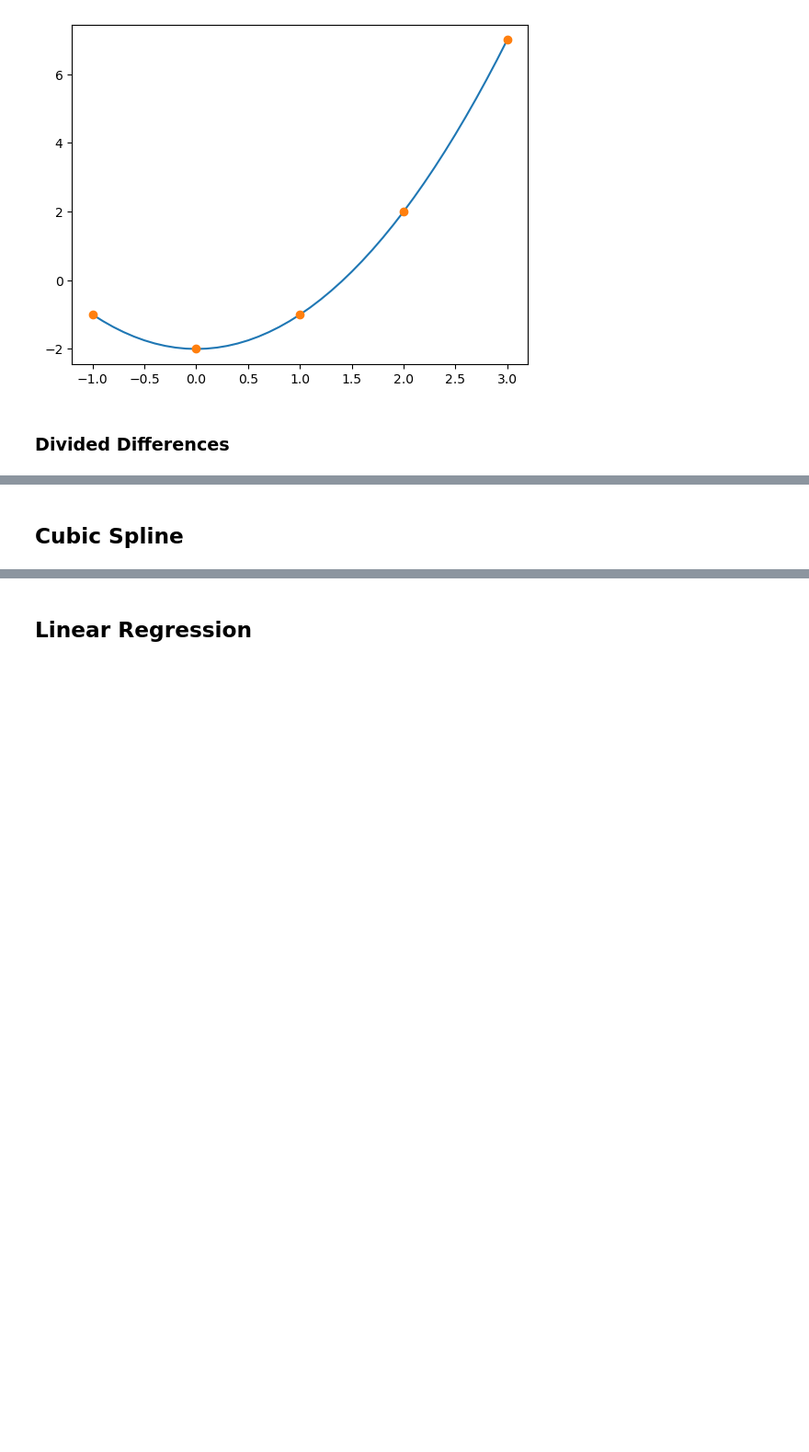
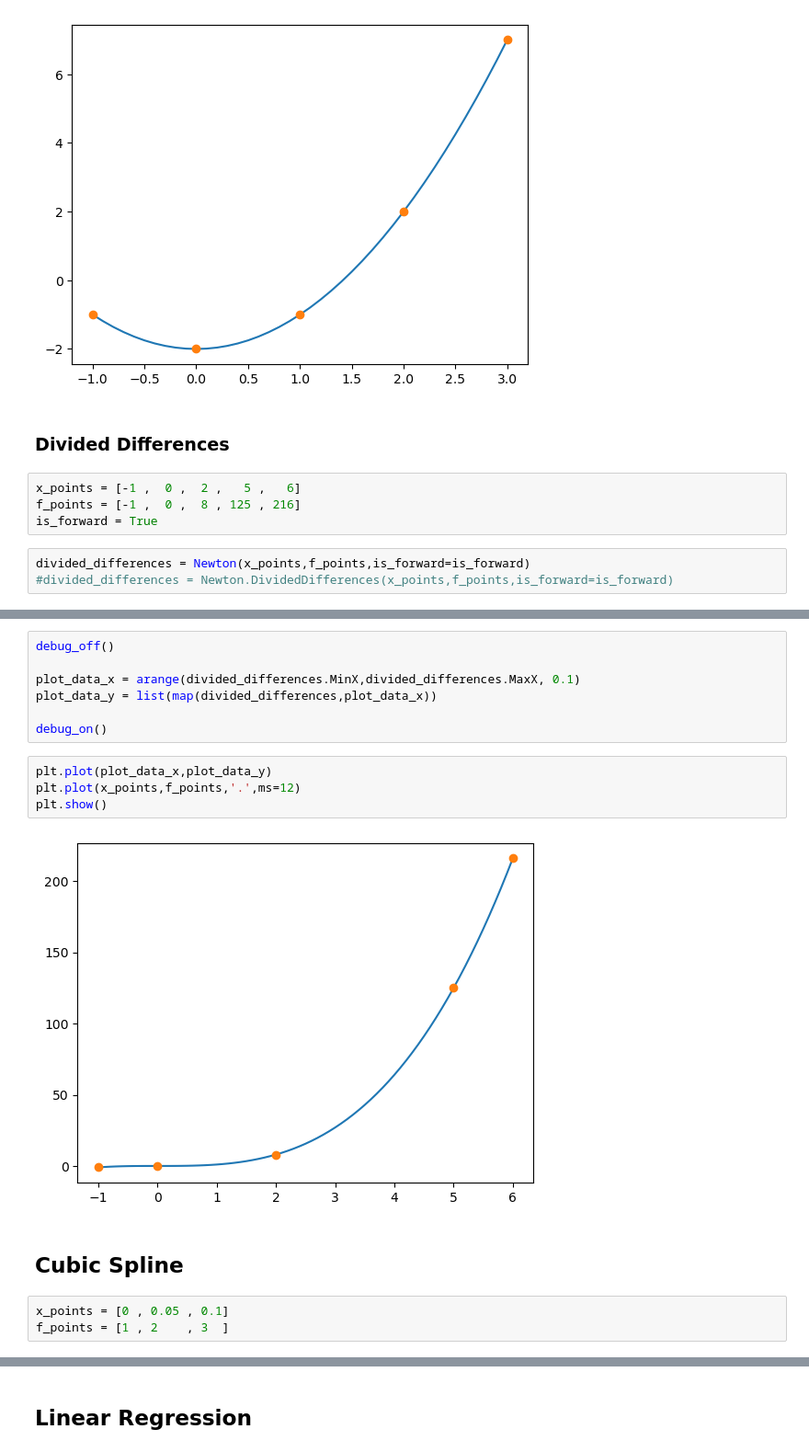
Before and after one commit to AmirYariAI/NumericalAnalysisRemake, a Jupyter notebook: unit_test.ipynb, the cells around one changed output, grey strips where cells are left out. Shown at 92% size. Saved outputs shown, nothing was run; the diff lists cells and outputs as text; blank space fills up the shorter version.

```diff
--- a/unit_test.ipynb
+++ b/unit_test.ipynb
@@ -163,3 +207,10 @@ plt.show()
 [figure]
 # %% [markdown]
 <h3>Divided Differences</h3>
+# %%
+x_points = [-1 ,  0 ,  2 ,   5 ,   6]
+f_points = [-1 ,  0 ,  8 , 125 , 216]
+is_forward = True
+# %%
+divided_differences = Newton(x_points,f_points,is_forward=is_forward)
+#divided_differences = Newton.DividedDifferences(x_points,f_points,is_forward=is_forward)
@@ -166,2 +239,18 @@ plt.show()
+# %%
+debug_off()
+
+plot_data_x = arange(divided_differences.MinX,divided_differences.MaxX, 0.1)
+plot_data_y = list(map(divided_differences,plot_data_x))
+
+debug_on()
+# %%
+plt.plot(plot_data_x,plot_data_y)
+plt.plot(x_points,f_points,'.',ms=12)
+plt.show()
+# %% [output]
+[figure, added]
 # %% [markdown]
 <h2>Cubic Spline</h2>
+# %%
+x_points = [0 , 0.05 , 0.1]
+f_points = [1 , 2    , 3  ]
```
Also changed, not shown: parts of 33 cells of this notebook.
